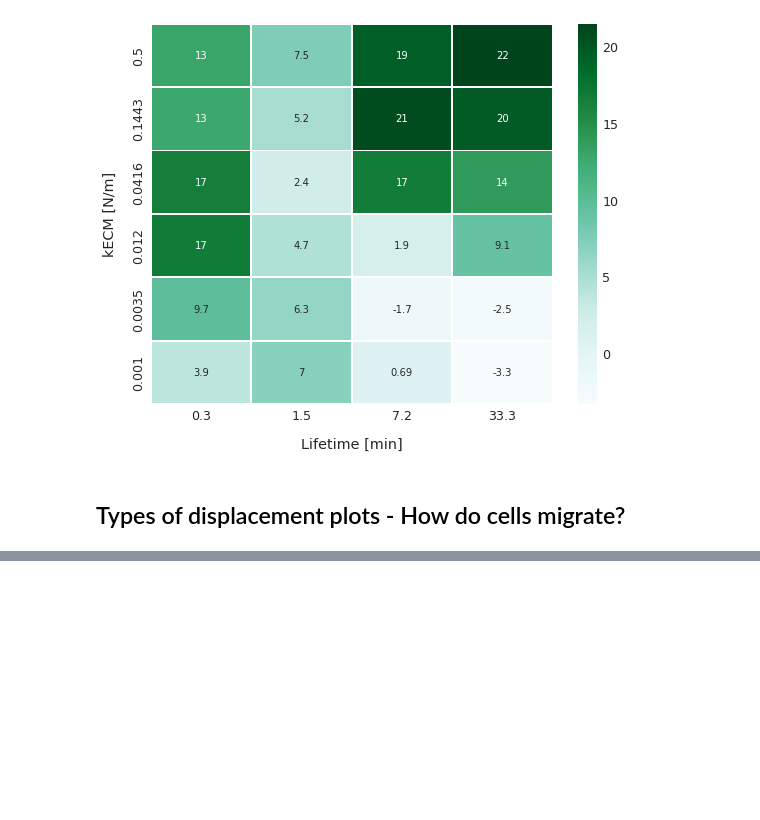
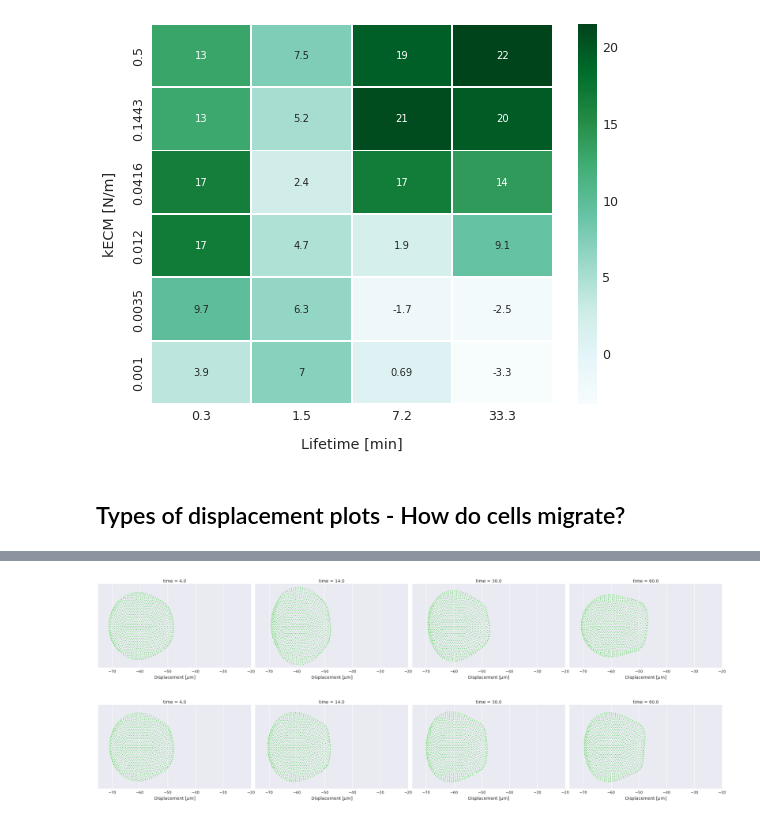
Before and after one commit to IGGoncalves/FinalScripts_MScThesis, a Jupyter notebook: General_Notebook.ipynb, the cells around one changed output, grey strips where cells are left out. Cells and saved outputs as stored; diff of their text form; code cells hidden in the pictures; blank space fills up the shorter version.

```diff
--- a/General_Notebook.ipynb
+++ b/General_Notebook.ipynb
@@ -100,0 +162,9 @@ h5_tools.plotMetricHeatMap('final_disp', data, params)
+# %%
+### JUMP CHARACTERIZATION ###
+nodesData20 = VTP_tools.getNodesData([2, 7, 15, 30], 'AON_FON/extract_files/sample_20/')
+nodesData11 = VTP_tools.getNodesData([2, 7, 15, 30], 'AON_FON/extract_files/sample_11/')
+VTP_tools.plotNodes2DSubplots(nodesData20)
+VTP_tools.plotNodes2DSubplots(nodesData11)
+# %% [output]
+[figure, added]
+[figure, added]
```
Also changed, not shown: parts of 11 cells of this notebook, 2 other files.
